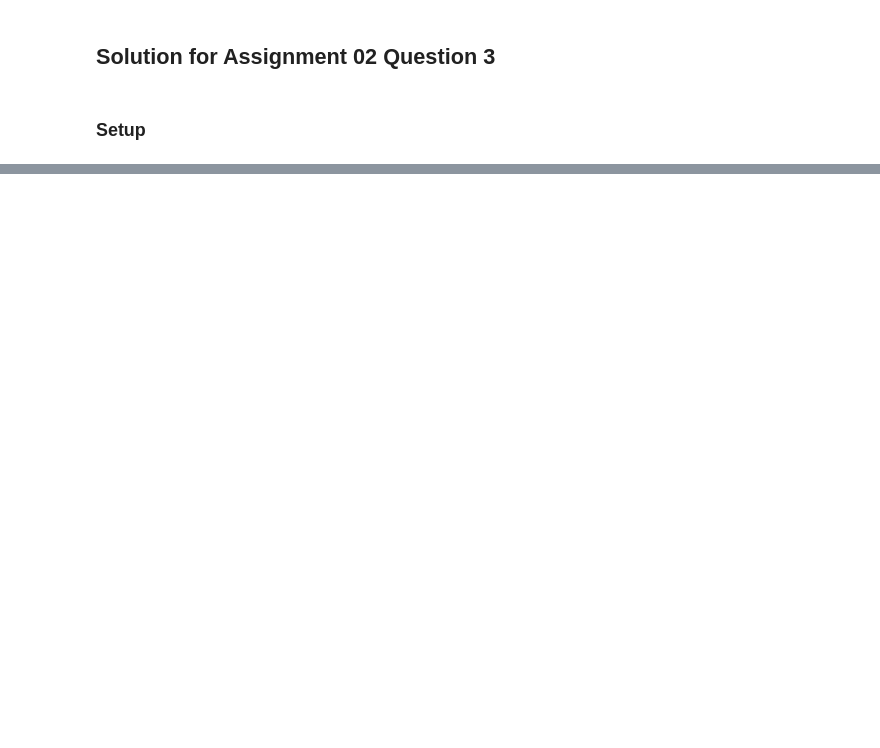
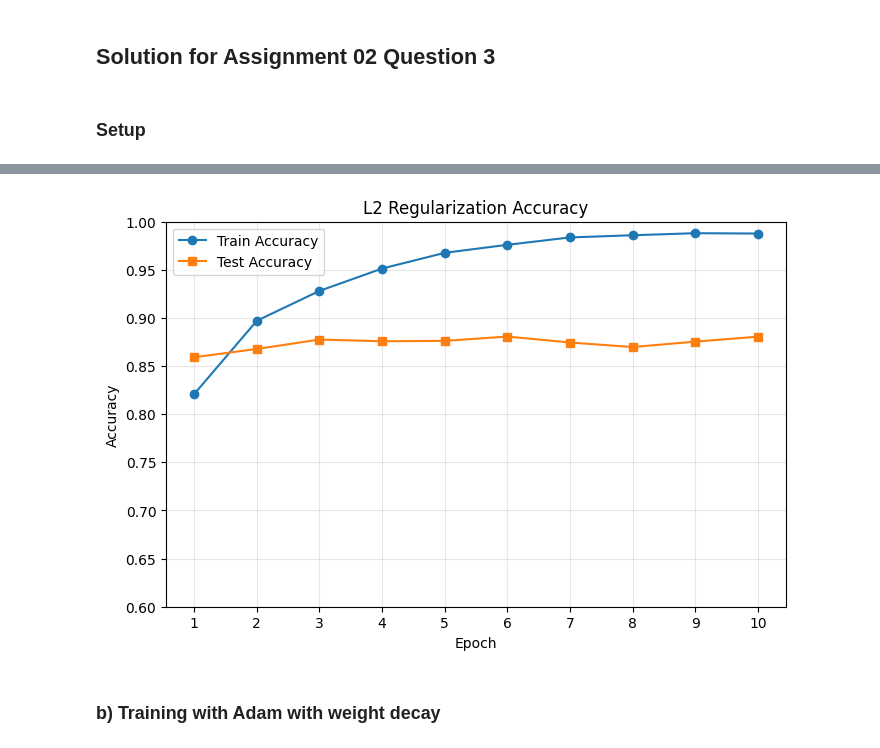
Before and after one commit to Adampi210/Purdue-ECE-69500ODL-Fall-2026-Programs, a Jupyter notebook: assignments/02/03_solution.ipynb, the cells around one changed output, grey strips where cells are left out. Cells and saved outputs as stored; diff of their text form; code cells hidden in the pictures; blank space fills up the shorter version.

```diff
--- a/assignments/02/03_solution.ipynb
+++ b/assignments/02/03_solution.ipynb
@@ -8,11 +8,15 @@ import torch.nn as nn
 from torchvision.models import resnet18
 from torchvision import datasets, transforms
 from torch.utils.data import DataLoader
+import copy
+
+SEED = 0
 
 ### CONSTANTS ###
 BATCH_SIZE = 256
 EPOCHS = 10
-LR = 1e-3
+LR = 0.0001
+
 
 ### MODEL ###
 # Initialize the ResNet18 model with random weights using torchvision
@@ -28,6 +32,7 @@ fmnist_data_transform = transforms.Compose([
     transforms.ToTensor(),
     transforms.Normalize((0.5,), (0.5,))
 ])
+
 
 # Init train and test datasets
 train_data = datasets.FashionMNIST(
@@ -38,13 +43,23 @@ train_data = datasets.FashionMNIST(
 )
 
 test_data = datasets.FashionMNIST(
-    root='/datasets/FMNIST/',
+    root="/datasets/FMNIST/",
     train=False,
     download=True,
-    transform=fmnist_data_transform
+    transform=fmnist_data_transform,
+)
+
+# Will need validation for early stopping. To do that, I split the training dataset
+# 90% for training, 10% for validation
+val_size = int(0.1 * len(train_data))
+train_size = len(train_data) - val_size
+
+train_set, val_set = torch.utils.data.random_split(
+    train_data, [train_size, val_size], generator=torch.Generator().manual_seed(SEED)
 )
 
 # Define dataloaders
-FMNIST_train_loader = DataLoader(train_data, batch_size=BATCH_SIZE, shuffle=True)
+FMNIST_train_loader = DataLoader(train_set, batch_size=BATCH_SIZE, shuffle=True)
+FMNIST_val_loader = DataLoader(val_set, batch_size=BATCH_SIZE, shuffle=False)
 FMNIST_test_loader = DataLoader(test_data, batch_size=BATCH_SIZE, shuffle=False)
 # %% [markdown]
@@ -112,0 +131,26 @@ KeyboardInterrupt:
+# %%
+# Plotting script
+import matplotlib.pyplot as plt
+
+def plot_accs(title, train_accs, test_accs):
+    epochs = range(1, len(train_accs) + 1)
+
+    plt.figure(figsize=(8, 5))
+
+    plt.plot(epochs, train_accs, marker="o", label="Train Accuracy")
+    plt.plot(epochs, test_accs, marker="s", label="Test Accuracy")
+
+    plt.xlabel("Epoch")
+    plt.ylabel("Accuracy")
+    plt.title(title)
+    plt.xticks(epochs)
+    plt.ylim(min(0.6, 0.95 * min(min(train_accs), min(test_accs))), 1)
+    plt.legend()
+    plt.grid(True, alpha=0.3)
+    plt.show()
+
+plot_accs("L2 Regularization Accuracy", train_accs_l2, test_accs_l2)
+# %% [output]
+[figure, added]
+# %% [markdown]
+### b) Training with Adam with weight decay
```
Also changed, not shown: parts of 11 cells of this notebook.
